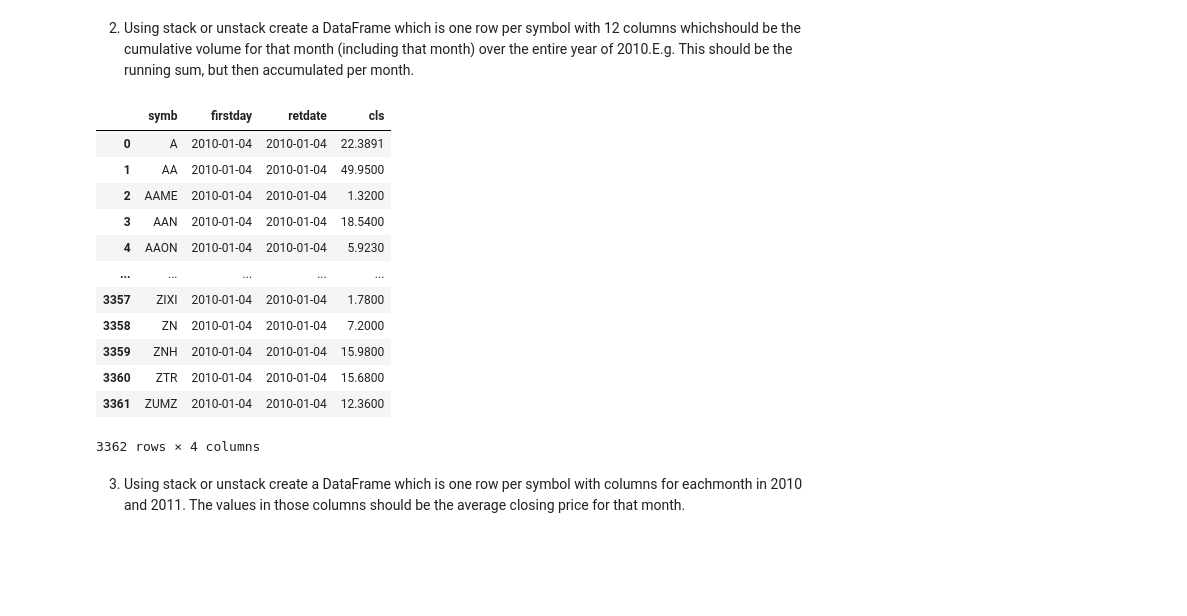
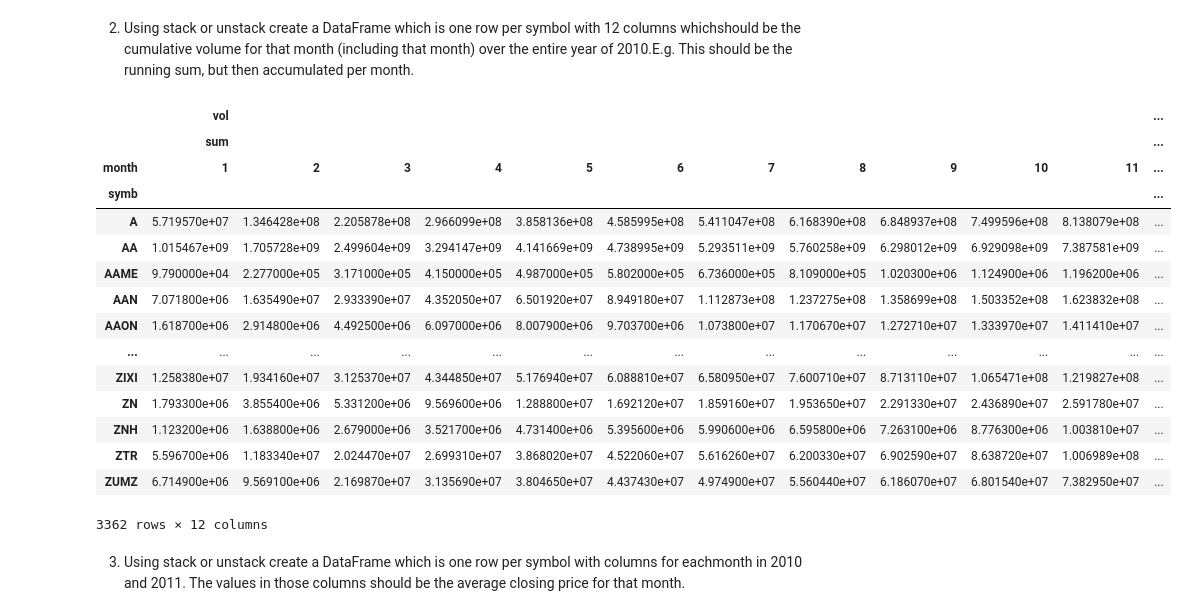
Before and after one commit to anitarestrepo16/databases_class_pandas, a Jupyter notebook: HW8/HW8.ipynb, the cells around one changed output. Saved outputs shown, nothing was run; the diff lists cells and outputs as text; code cells hidden in the pictures; blank space fills up the shorter version.

```diff
--- a/HW8/HW8.ipynb
+++ b/HW8/HW8.ipynb
@@ -149,23 +150,26 @@ temp.loc[(temp.loc[:, '_merge'] == 'left_only'), 'symb_2010'].count()
 # %% [markdown]
 2. Using stack or unstack create a DataFrame which is one row per symbol with 12 columns whichshould be the cumulative volume for that month (including that month) over the entire year of 2010.E.g. This should be the running sum, but then accumulated per month.
-# %%
-left = df2010.groupby(df2010.loc[:, 'symb'], as_index = False).agg({'retdate': ['min']})
-left.columns = ['symb', 'firstday']
-right = df2010.loc[:, ['symb', 'retdate', 'cls']]
-pd.merge(left, right, left_on = ['symb', 'firstday'], right_on = ['symb', 'retdate'], how = 'left')
-# %% [output]
-|  | symb | firstday | retdate | cls |
-| 0 | A | 2010-01-04 | 2010-01-04 | 22.3891 |
-| 1 | AA | 2010-01-04 | 2010-01-04 | 49.9500 |
-| 2 | AAME | 2010-01-04 | 2010-01-04 | 1.3200 |
-| 3 | AAN | 2010-01-04 | 2010-01-04 | 18.5400 |
-| 4 | AAON | 2010-01-04 | 2010-01-04 | 5.9230 |
-| ... | ... | ... | ... | ... |
-| 3357 | ZIXI | 2010-01-04 | 2010-01-04 | 1.7800 |
-| 3358 | ZN | 2010-01-04 | 2010-01-04 | 7.2000 |
-| 3359 | ZNH | 2010-01-04 | 2010-01-04 | 15.9800 |
-| 3360 | ZTR | 2010-01-04 | 2010-01-04 | 15.6800 |
-| 3361 | ZUMZ | 2010-01-04 | 2010-01-04 | 12.3600 |
-3362 rows × 4 columns
+# %%
+temp = df2010.copy()
+temp.loc[:, 'month'] = df2010.loc[:, 'retdate'].dt.month
+out = temp.groupby(['symb', 'month']).agg({'vol': 'sum'}).reset_index().set_index(['month']).groupby(['symb']).expanding().agg({'vol': ['sum']})
+out.unstack('month')
+# %% [output]
+|  | vol |  |  |  |  |  |  |  |  |  |  | ... |
+|  | sum |  |  |  |  |  |  |  |  |  |  | ... |
+| month | 1 | 2 | 3 | 4 | 5 | 6 | 7 | 8 | 9 | 10 | 11 | ... |
+| symb |  |  |  |  |  |  |  |  |  |  |  | ... |
+| A | 5.719570e+07 | 1.346428e+08 | 2.205878e+08 | 2.966099e+08 | 3.858136e+08 | 4.585995e+08 | 5.411047e+08 | 6.168390e+08 | 6.848937e+08 | 7.499596e+08 | 8.138079e+08 | ... |
+| AA | 1.015467e+09 | 1.705728e+09 | 2.499604e+09 | 3.294147e+09 | 4.141669e+09 | 4.738995e+09 | 5.293511e+09 | 5.760258e+09 | 6.298012e+09 | 6.929098e+09 | 7.387581e+09 | ... |
+| AAME | 9.790000e+04 | 2.277000e+05 | 3.171000e+05 | 4.150000e+05 | 4.987000e+05 | 5.802000e+05 | 6.736000e+05 | 8.109000e+05 | 1.020300e+06 | 1.124900e+06 | 1.196200e+06 | ... |
+| AAN | 7.071800e+06 | 1.635490e+07 | 2.933390e+07 | 4.352050e+07 | 6.501920e+07 | 8.949180e+07 | 1.112873e+08 | 1.237275e+08 | 1.358699e+08 | 1.503352e+08 | 1.623832e+08 | ... |
+| AAON | 1.618700e+06 | 2.914800e+06 | 4.492500e+06 | 6.097000e+06 | 8.007900e+06 | 9.703700e+06 | 1.073800e+07 | 1.170670e+07 | 1.272710e+07 | 1.333970e+07 | 1.411410e+07 | ... |
+| ... | ... | ... | ... | ... | ... | ... | ... | ... | ... | ... | ... | ... |
+| ZIXI | 1.258380e+07 | 1.934160e+07 | 3.125370e+07 | 4.344850e+07 | 5.176940e+07 | 6.088810e+07 | 6.580950e+07 | 7.600710e+07 | 8.713110e+07 | 1.065471e+08 | 1.219827e+08 | ... |
+| ZN | 1.793300e+06 | 3.855400e+06 | 5.331200e+06 | 9.569600e+06 | 1.288800e+07 | 1.692120e+07 | 1.859160e+07 | 1.953650e+07 | 2.291330e+07 | 2.436890e+07 | 2.591780e+07 | ... |
+| ZNH | 1.123200e+06 | 1.638800e+06 | 2.679000e+06 | 3.521700e+06 | 4.731400e+06 | 5.395600e+06 | 5.990600e+06 | 6.595800e+06 | 7.263100e+06 | 8.776300e+06 | 1.003810e+07 | ... |
+| ZTR | 5.596700e+06 | 1.183340e+07 | 2.024470e+07 | 2.699310e+07 | 3.868020e+07 | 4.522060e+07 | 5.616260e+07 | 6.200330e+07 | 6.902590e+07 | 8.638720e+07 | 1.006989e+08 | ... |
+| ZUMZ | 6.714900e+06 | 9.569100e+06 | 2.169870e+07 | 3.135690e+07 | 3.804650e+07 | 4.437430e+07 | 4.974900e+07 | 5.560440e+07 | 6.186070e+07 | 6.801540e+07 | 7.382950e+07 | ... |
+3362 rows × 12 columns
 # %% [markdown]
 3. Using stack or unstack create a DataFrame which is one row per symbol with columns for eachmonth in 2010 and 2011. The values in those columns should be the average closing price for that month.
```
Also changed, not shown: parts of 18 cells of this notebook.
